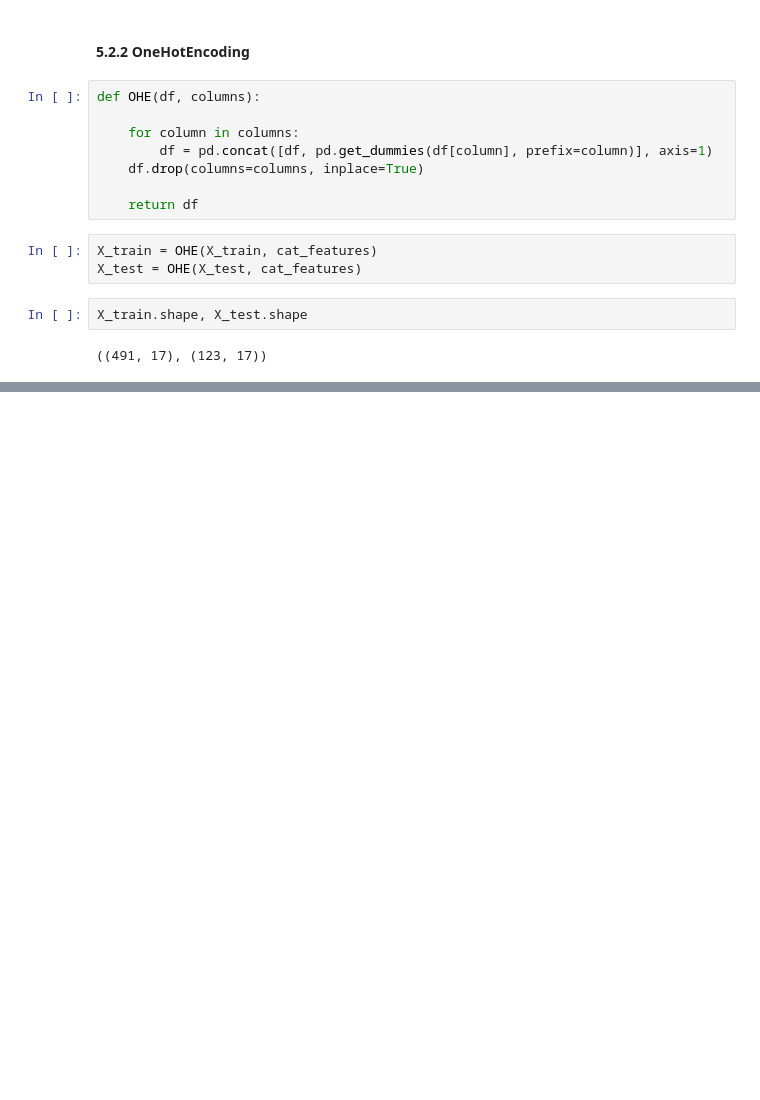
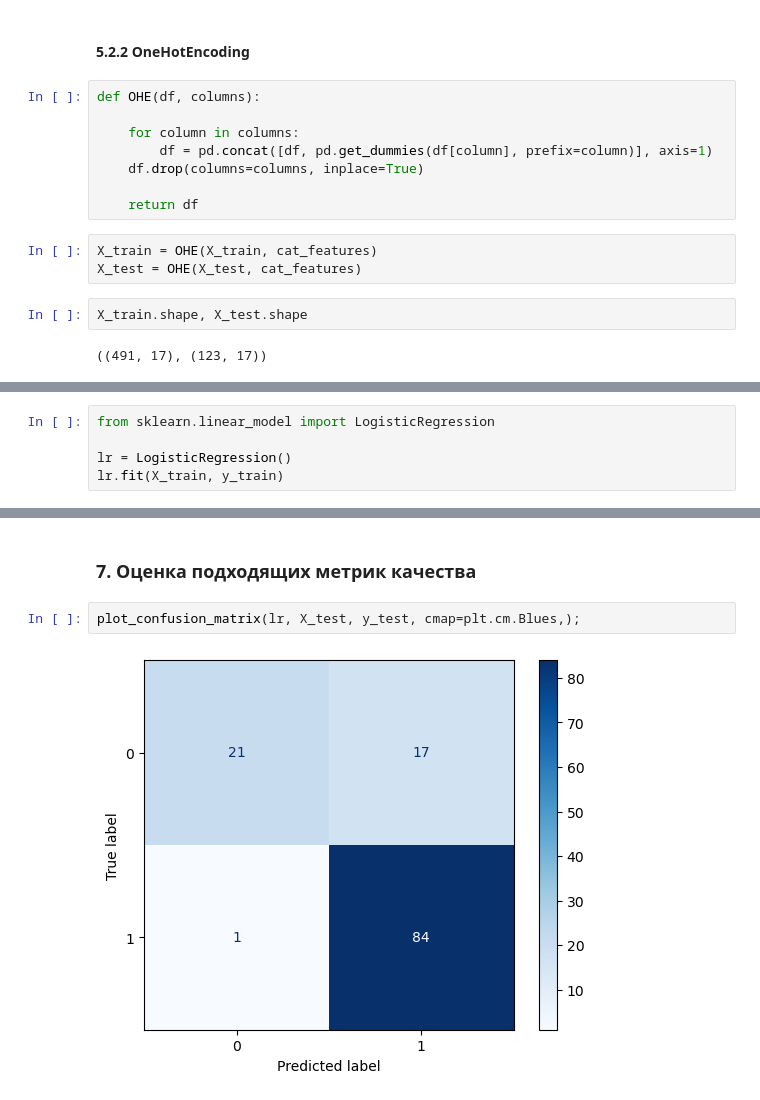
Before and after one commit to dnlygvtv/Python_for_Data_Science_HWs, a Jupyter notebook: HW/HW_7.ipynb, the cells around one changed output, grey strips where cells are left out. Cells and saved outputs as stored; diff of their text form; blank space fills up the shorter version.

```diff
--- a/HW/HW_7.ipynb
+++ b/HW/HW_7.ipynb
@@ -525,0 +526,5 @@ X_train.shape, X_test.shape
+# %%
+from sklearn.linear_model import LogisticRegression
+
+lr = LogisticRegression()
+lr.fit(X_train, y_train)
@@ -525,0 +554,6 @@ X_train.shape, X_test.shape
+# %% [markdown]
+### 7. Оценка подходящих метрик качества
+# %%
+plot_confusion_matrix(lr, X_test, y_test, cmap=plt.cm.Blues,);
+# %% [output]
+[figure, added]
```
Also changed, not shown: parts of 8 cells of this notebook.
